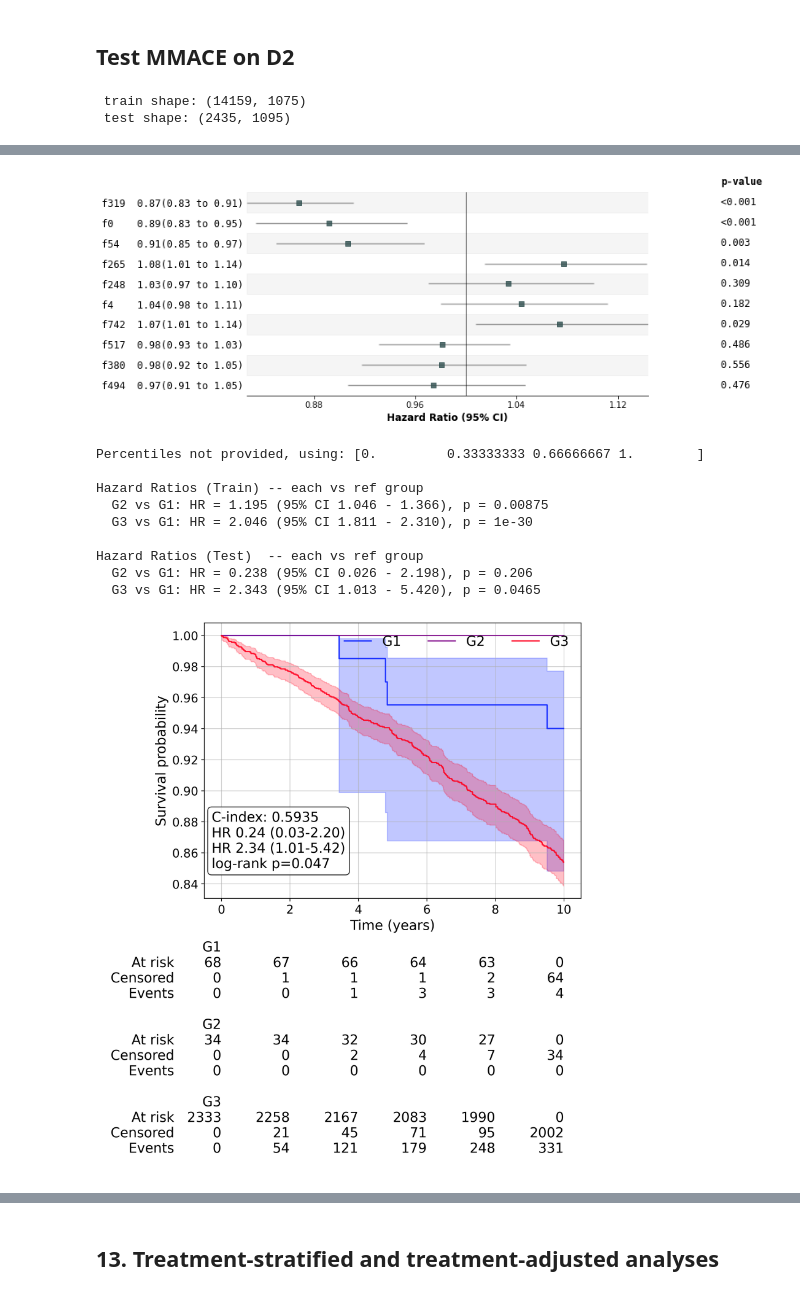
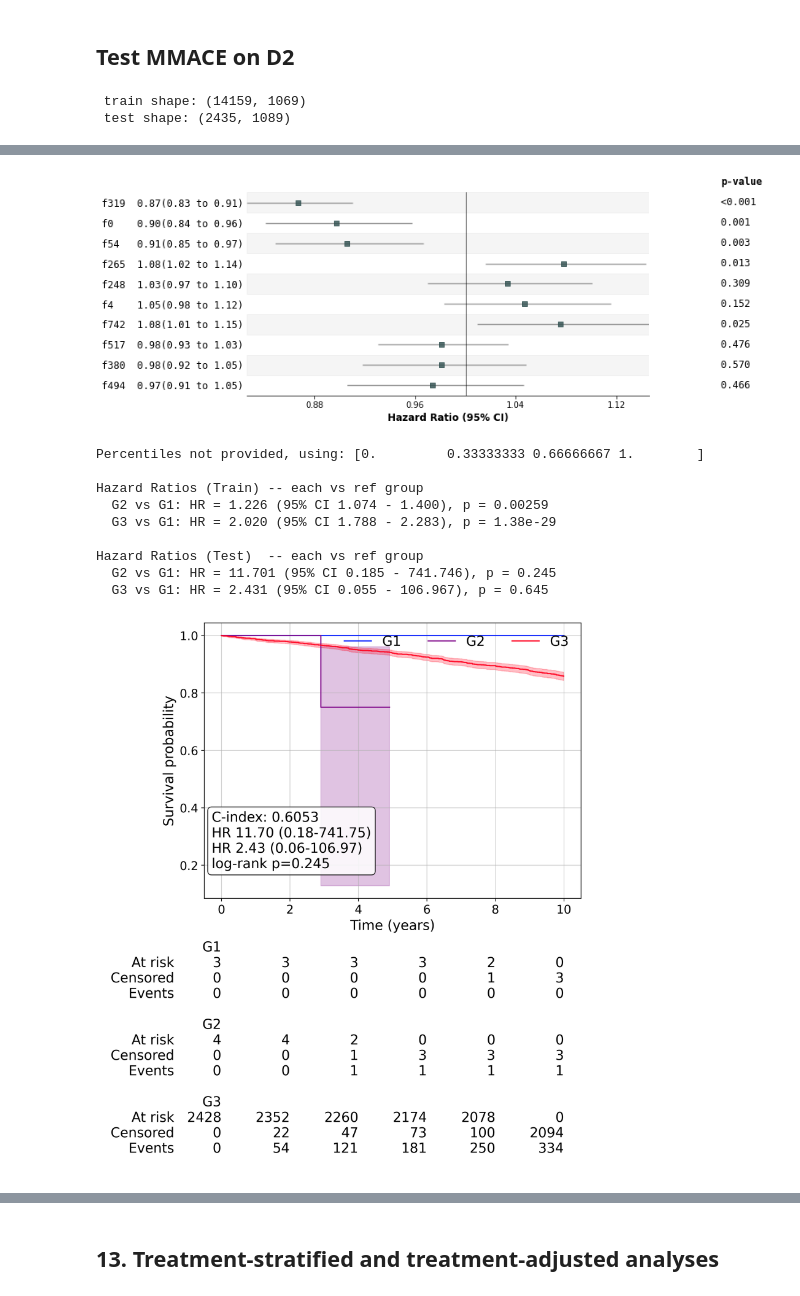
Before and after one commit to rdharini2001/CORI_dev, a Jupyter notebook: CORI_analysis.ipynb, the cells around one changed output, grey strips where cells are left out. Saved outputs shown, nothing was run; the diff lists cells and outputs as text; code cells hidden in the pictures.

```diff
--- a/CORI_analysis.ipynb
+++ b/CORI_analysis.ipynb
@@ -492,0 +1028,13 @@ mmace_tuning.sort_values(by=['mean_C_round', 'sd_c_neg'], ascending=False).head(
+# %%
+from src2.train import train_cox_model
+
+
+cori_features = ['f98', 'f260', 'f989', 'f728', 'f319', 'f80', 'f440', 'f735', 'f689', 'f119']
+mmace_features = ['f319', 'f0', 'f54', 'f265', 'f248', 'f4', 'f742', 'f517', 'f380', 'f494']
+
+
+cori_features = cori_tuned_model.feature_columns
+# mmace_features = mmace_tuned_model.feature_columns
+
+print(cori_features)
+print(mmace_features)
@@ -497,12 +1056,0 @@ mmace_tuning.sort_values(by=['mean_C_round', 'sd_c_neg'], ascending=False).head(
-# %%
-from src2.train import train_cox_model
-
-time_col = "time_years"
-event_col = "Y_mace"
-
-cori_features = cori_tuned_model.feature_columns
-# ['f98', 'f260', 'f989', 'f728', 'f319', 'f80', 'f440', 'f735', 'f689', 'f119'] # ['f583', 'f730', 'f33', 'f751', 'f622'] # ['f98', 'f989', 'f728', 'f319', 'f260', 'f440', 'f735', 'f119', 'f746', 'f689']
-mmace_features = mmace_tuned_model.feature_columns
-
-print(cori_features)
-print(mmace_features)
@@ -682,8 +1148,9 @@ Hazard Ratios (Test)  -- each vs ref group
 # %% [markdown]
 ## Test MMACE on D2
 # %%
-outputs = train_cox_model(train_df = mmace_cohort_dict["D3"],
-    test_df = mmace_cohort_dict["D2"],
+
+outputs = train_cox_model(train_df = meanpool["D3_mmace"],
+    test_df = meanpool["D2_mmace"],
     selected_features =  mmace_features,
     time_col= time_col,
     event_col= event_col,
@@ -693,5 +1160,5 @@ outputs = train_cox_model(train_df = mmace_cohort_dict["D3"],
     plot_groups=[3],
     verbose=True)
 # %% [output]
- train shape: (14159, 1075)
- test shape: (2435, 1095)
+ train shape: (14159, 1069)
+ test shape: (2435, 1089)
@@ -699,11 +1166,11 @@ outputs = train_cox_model(train_df = mmace_cohort_dict["D3"],
-[figure, old version]
+[figure, new version]
 Percentiles not provided, using: [0.         0.33333333 0.66666667 1.        ]
 
 Hazard Ratios (Train) -- each vs ref group
-  G2 vs G1: HR = 1.195 (95% CI 1.046 - 1.366), p = 0.00875
-  G3 vs G1: HR = 2.046 (95% CI 1.811 - 2.310), p = 1e-30
+  G2 vs G1: HR = 1.226 (95% CI 1.074 - 1.400), p = 0.00259
+  G3 vs G1: HR = 2.020 (95% CI 1.788 - 2.283), p = 1.38e-29
 
 Hazard Ratios (Test)  -- each vs ref group
-  G2 vs G1: HR = 0.238 (95% CI 0.026 - 2.198), p = 0.206
-  G3 vs G1: HR = 2.343 (95% CI 1.013 - 5.420), p = 0.0465
+  G2 vs G1: HR = 11.701 (95% CI 0.185 - 741.746), p = 0.245
+  G3 vs G1: HR = 2.431 (95% CI 0.055 - 106.967), p = 0.645
-[figure, old version]
+[figure, new version]
```
Also changed, not shown: parts of 80 cells of this notebook, 7 other files.
